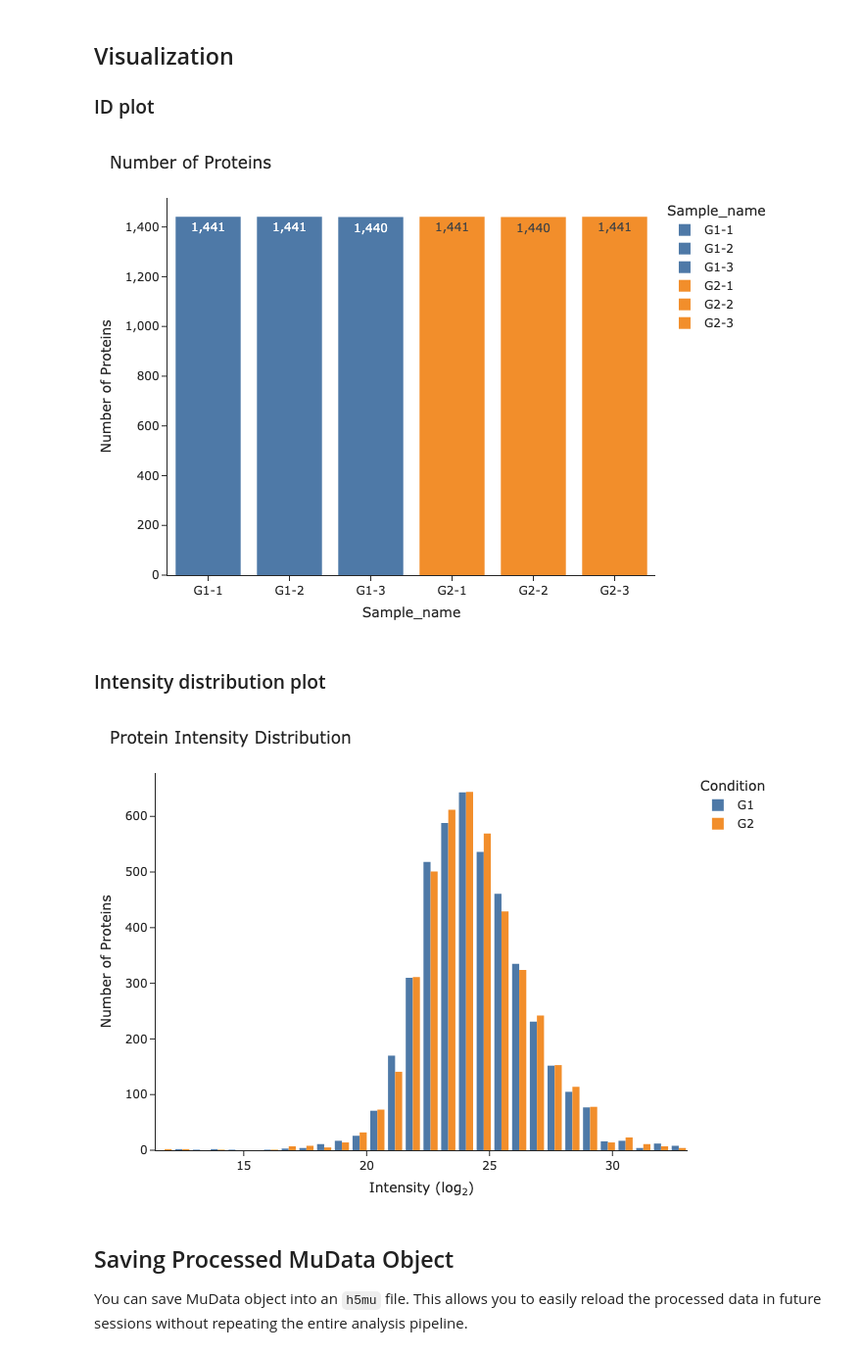
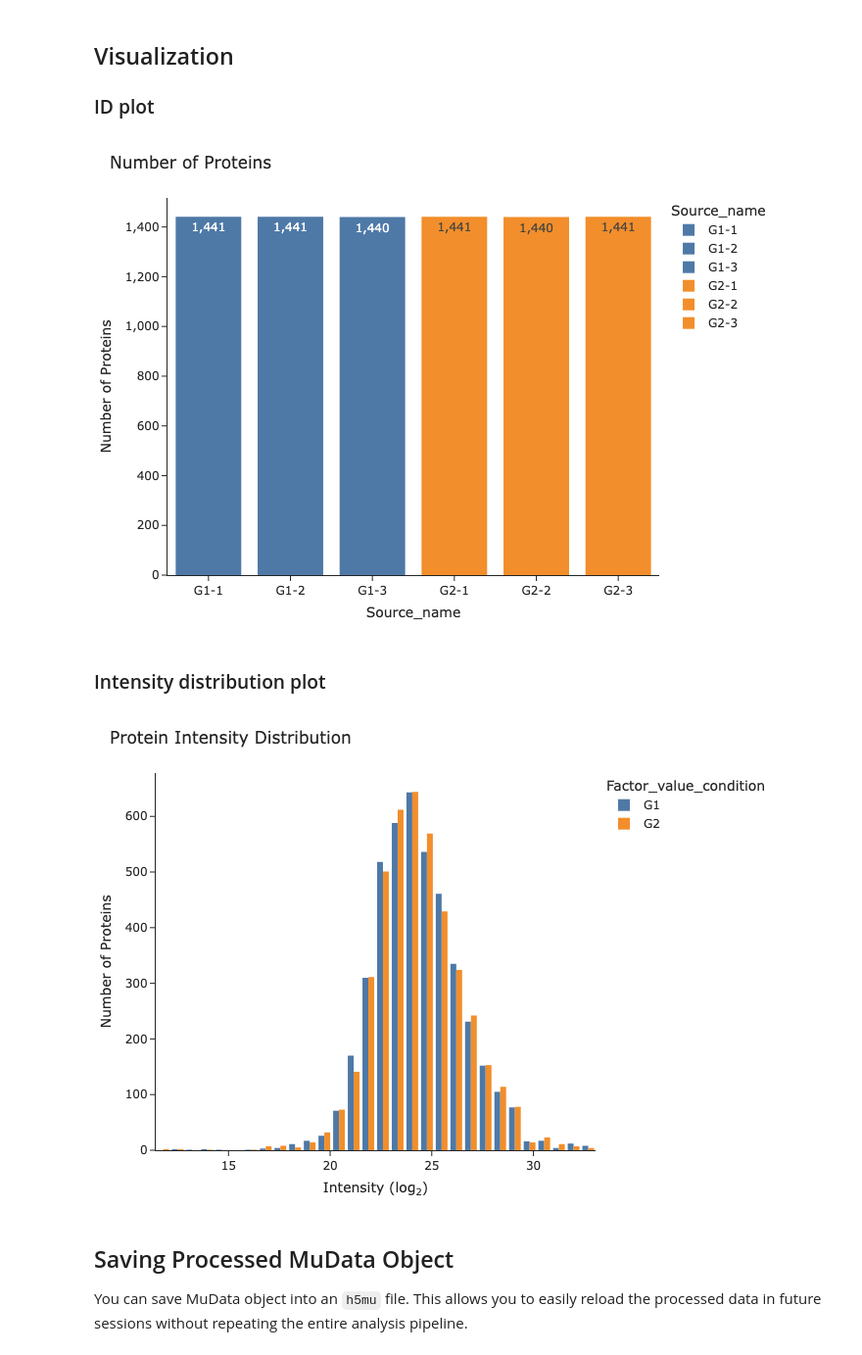
Before and after one commit to bertis-informatics/msmu, a Jupyter notebook: docs/tutorials/dda-lfq.ipynb, the cells around one changed output. Shown at 98% size. Saved outputs shown, nothing was run; the diff lists cells and outputs as text; code cells hidden in the pictures.

```diff
--- a/docs/tutorials/dda-lfq.ipynb
+++ b/docs/tutorials/dda-lfq.ipynb
@@ -9,10 +9,10 @@ Original dataset is from [PXD012986](https://www.ebi.ac.uk/pride/archive/project
 
 For demonstration purposes, the example dataset was reduced to six samples and a total of 5,000 PSMs.
 # %%
-base_dir = "https://raw.githubusercontent.com/bertis-informatics/msmu/refs/heads/main/data/sage_lfq"
+base_dir = "https://raw.githubusercontent.com/bertis-informatics/msmu/refs/heads/dev/data/sage_lfq"
 sage_idents = f"{base_dir}/sage/results.sage.tsv"
 sage_quants = f"{base_dir}/sage/lfq.tsv"
-meta = f"{base_dir}/meta.csv"
+sdrf = f"{base_dir}/meta.sdrf.tsv"
 # %% [markdown]
 ## Load Required Packages
 
@@ -36,10 +32,25 @@ For this tutorial, we will use the `Sage` output as an example.
 `read_sage()` function reads the `Sage` output files (`lfq.tsv`, `results.sage.tsv`) and creates modalities at MuData object.
 # %%
 # Sage format
-mdata = mm.read_sage(identification_file=sage_idents, quantification_file=sage_quants, label="label_free")
+mdata = mm.read_sage(
+    identification_file=sage_idents,
+    quantification_file=sage_quants,
+    label="label_free",
+    sdrf_file=sdrf,
+)
 
-# MaxQuant format
-# mdata = mm.read_maxquant(identification_file="path_to_maxquant_output", label="label_free", acquisition="dda")
+# # MaxQuant format
+# mdata = mm.read_maxquant(
+#     identification_file="path_to_maxquant_output",
+#     sdrf_file=sdrf,
+#     label="label_free",
+#     acquisition="dda",
+# )
 
-# FragPipe format
-# mdata = mm.read_fragpipe(identification_file="path_to_fragpipe_output", label="label_free", acquisition="dda")
+# # FragPipe format
+# mdata = mm.read_fragpipe(
+#     identification_file="path_to_fragpipe_output",
+#     sdrf_file=sdrf,
+#     label="label_free",
+#     acquisition="dda",
+# )
@@ -66,9 +71,0 @@ Optionally, you can add metadata for samples to the `mdata.obs` dataframe. Make
-# %%
-meta_df = pd.read_csv(
-    "https://raw.githubusercontent.com/bertis-informatics/msmu/refs/heads/main/data/sage_lfq/meta.csv"
-)
-meta_df = meta_df.set_index("sample_id")  # set the index to match sample id in mdata.obs
-
-mdata.obs = mdata.obs.join(meta_df)
-mdata.push_obs()  # update all modalities with the new obs data
-mdata.obs
@@ -219,15 +223,15 @@ MuData object with n_obs × n_vars = 6 × 9337
 
 ### ID plot
 # %%
-mm.pl.plot_id(mdata, modality="protein", colorby="condition", obs_column="sample_name")
+mm.pl.plot_id(mdata, modality="protein", colorby="factor_value_condition")
 # %% [output]
-[figure, old version]
+[figure, new version]
 # %% [markdown]
 ### Intensity distribution plot
 # %%
-mm.pl.plot_intensity(mdata, modality="protein", groupby="condition", obs_column="sample_name")
+mm.pl.plot_intensity(mdata, modality="protein", groupby="factor_value_condition")
 # %% [output]
-[figure, old version]
+[figure, new version]
 # %% [markdown]
 ## Saving Processed MuData Object
 
```
Also changed, not shown: parts of 11 cells of this notebook, 5 other files.
